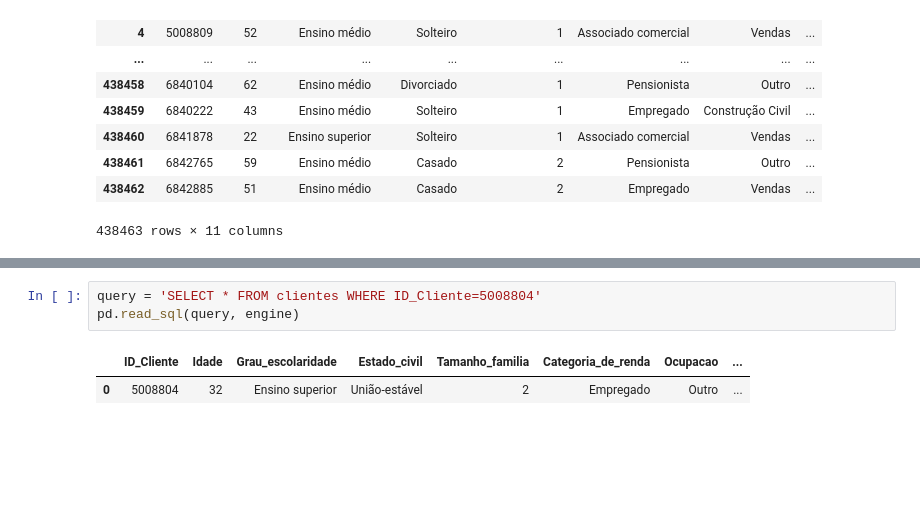
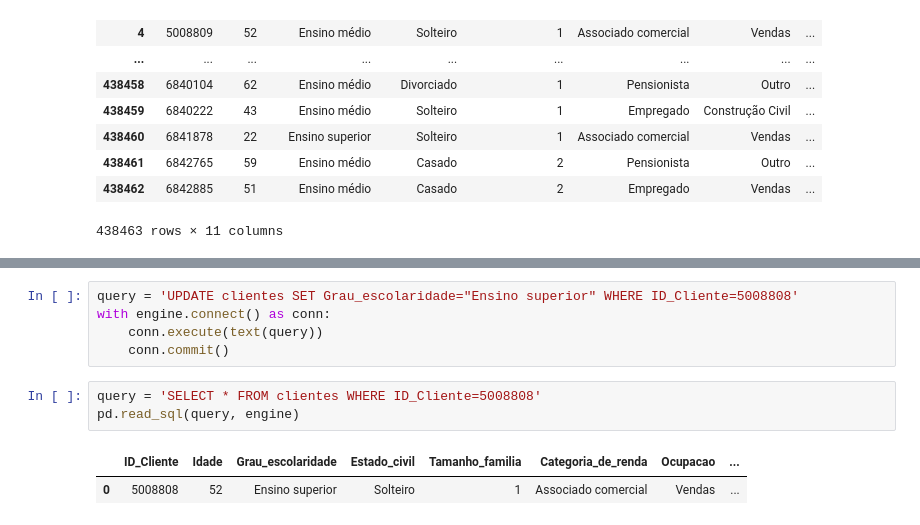
Before and after one commit to ralphhara/alura-python-for-ds-training, a Jupyter notebook: pandas_io/trabalhando-diferentes_formatos-arquivos.ipynb, the cells around one changed output, grey strips where cells are left out. Cells and saved outputs as stored; diff of their text form; blank space fills up the shorter version.

```diff
--- a/pandas_io/trabalhando-diferentes_formatos-arquivos.ipynb
+++ b/pandas_io/trabalhando-diferentes_formatos-arquivos.ipynb
@@ -661,6 +665,11 @@ with engine.connect() as conn:
+# %%
+query = 'UPDATE clientes SET Grau_escolaridade="Ensino superior" WHERE ID_Cliente=5008808'
+with engine.connect() as conn:
+    conn.execute(text(query))
+    conn.commit()
 # %%
-query = 'SELECT * FROM clientes WHERE ID_Cliente=5008804'
+query = 'SELECT * FROM clientes WHERE ID_Cliente=5008808'
 pd.read_sql(query, engine)
 # %% [output]
 |  | ID_Cliente | Idade | Grau_escolaridade | Estado_civil | Tamanho_familia | Categoria_de_renda | Ocupacao | ... |
-| 0 | 5008804 | 32 | Ensino superior | União-estável | 2 | Empregado | Outro | ... |
+| 0 | 5008808 | 52 | Ensino superior | Solteiro | 1 | Associado comercial | Vendas | ... |
```
Also changed, not shown: parts of 3 cells of this notebook.
